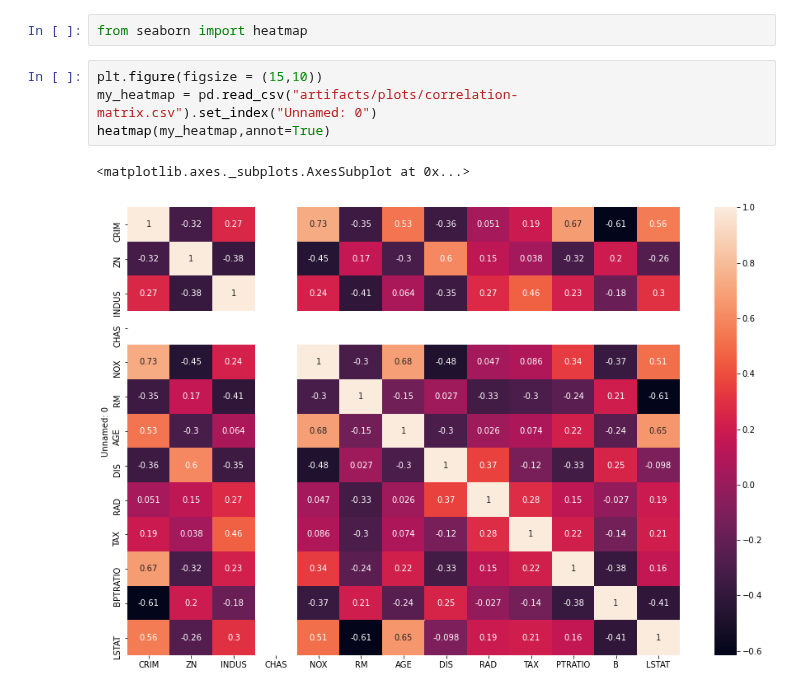
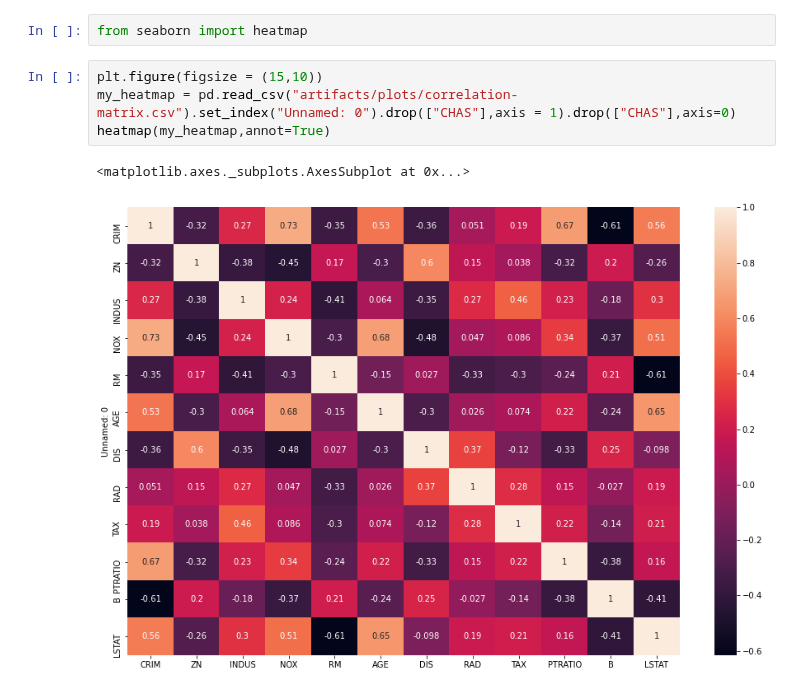
Before and after one commit to mlrun/functions, a Jupyter notebook: describe/describe.ipynb, the cells around one changed output. Saved outputs shown, nothing was run; the diff lists cells and outputs as text.

```diff
--- a/describe/describe.ipynb
+++ b/describe/describe.ipynb
@@ -98,8 +98,8 @@ IFrame("artifacts/plots/violin.html", width=1300, height=600)
 from seaborn import heatmap
 # %%
 plt.figure(figsize = (15,10))
-my_heatmap = pd.read_csv("artifacts/plots/correlation-matrix.csv").set_index("Unnamed: 0")
+my_heatmap = pd.read_csv("artifacts/plots/correlation-matrix.csv").set_index("Unnamed: 0").drop(["CHAS"],axis = 1).drop(["CHAS"],axis=0)
 heatmap(my_heatmap,annot=True)
 # %% [output]
 <matplotlib.axes._subplots.AxesSubplot at 0x...>
-[figure, old version]
+[figure, new version]
```
Also changed, not shown: parts of 2 cells of this notebook.
